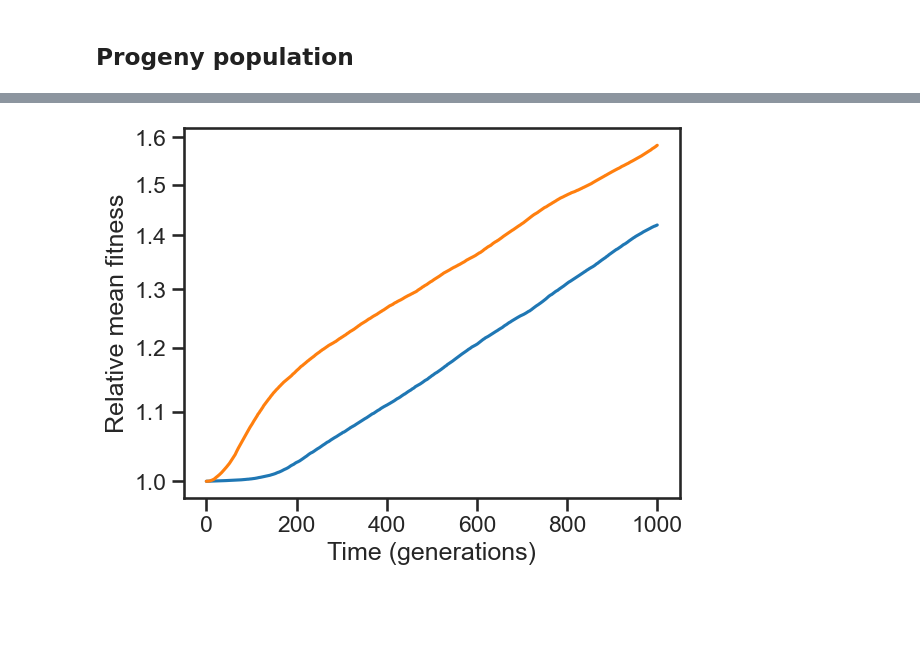
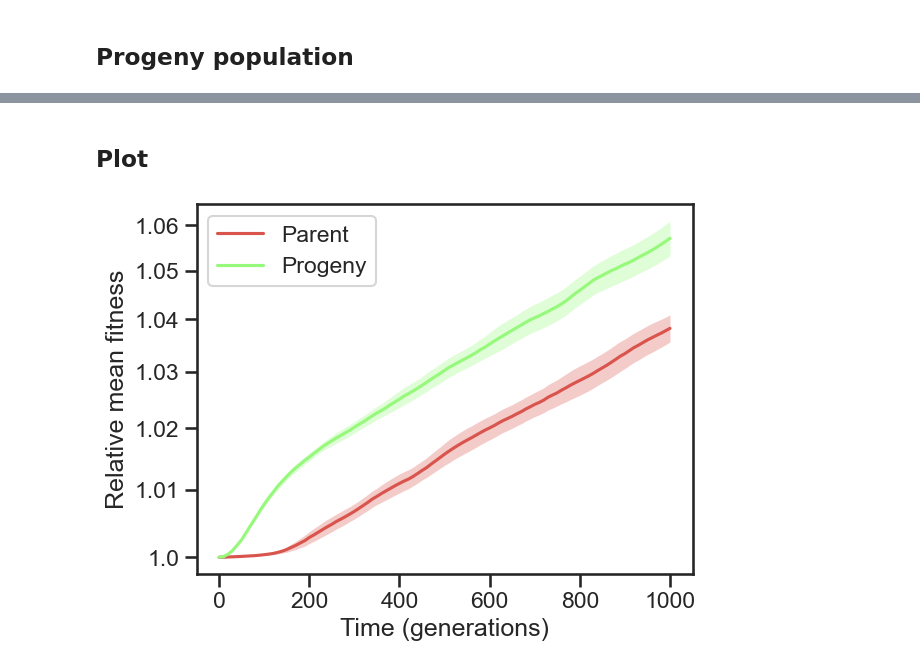
Before and after one commit to rbazev/sex_amitosis_evolvability, a Jupyter notebook: amitosis.ipynb, the cells around one changed output, grey strips where cells are left out. Drawn from its saved outputs; the diff is of its cells as text; code cells hidden in the pictures; blank space fills up the shorter version.

```diff
--- a/amitosis.ipynb
+++ b/amitosis.ipynb
@@ -69,14 +81,21 @@ data2
+# %% [markdown]
+## Plot
+# %%
+red = sns.xkcd_rgb['pale red']
+gre = sns.xkcd_rgb['light green']
 # %%
-t =
+t = data['generation']
 w1 = data['fitness_mean'] / data['fitness_mean'][0]
 w2 = data2['fitness_mean'] / data2['fitness_mean'][0]
 w1ci = 2.13145 * (data['fitness_std'] / data['fitness_mean'][0]) / 4
 w2ci = 2.13145 * (data2['fitness_std'] / data2['fitness_mean'][0]) / 4
-plt.semilogy(w1)
-plt.fill_between()
-plt.plot(w2)
-plt.yticks(ticks=np.arange(1, 1.61, .1), labels=np.arange(1, 1.61, .1).round(1))
+plt.semilogy(t, w1, label='Parent', color=red)
+plt.fill_between(t, w1 - w1ci, w1 + w1ci, alpha=.3, color=red, lw=.001)
+plt.plot(t, w2, label='Progeny', color=gre)
+plt.fill_between(t, w2 - w2ci, w2 + w2ci, alpha=.3, color=gre, lw=.001)
+plt.yticks(ticks=np.arange(1, 1.61, .1), labels=np.arange(1, 1.061, .01).round(2))
 plt.ylabel('Relative mean fitness')
-plt.xlabel('Time (generations)');
+plt.xlabel('Time (generations)')
+plt.legend();
 # %% [output]
-[figure, old version]
+[figure, new version]
```
Also changed, not shown: parts of 18 cells of this notebook.
